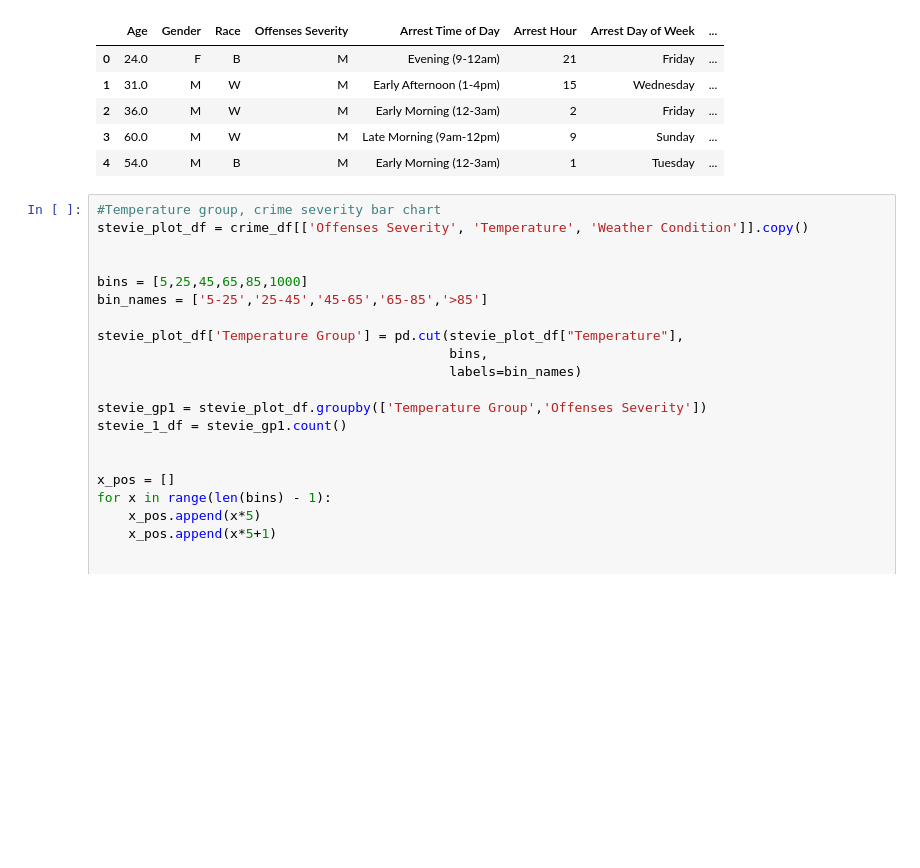
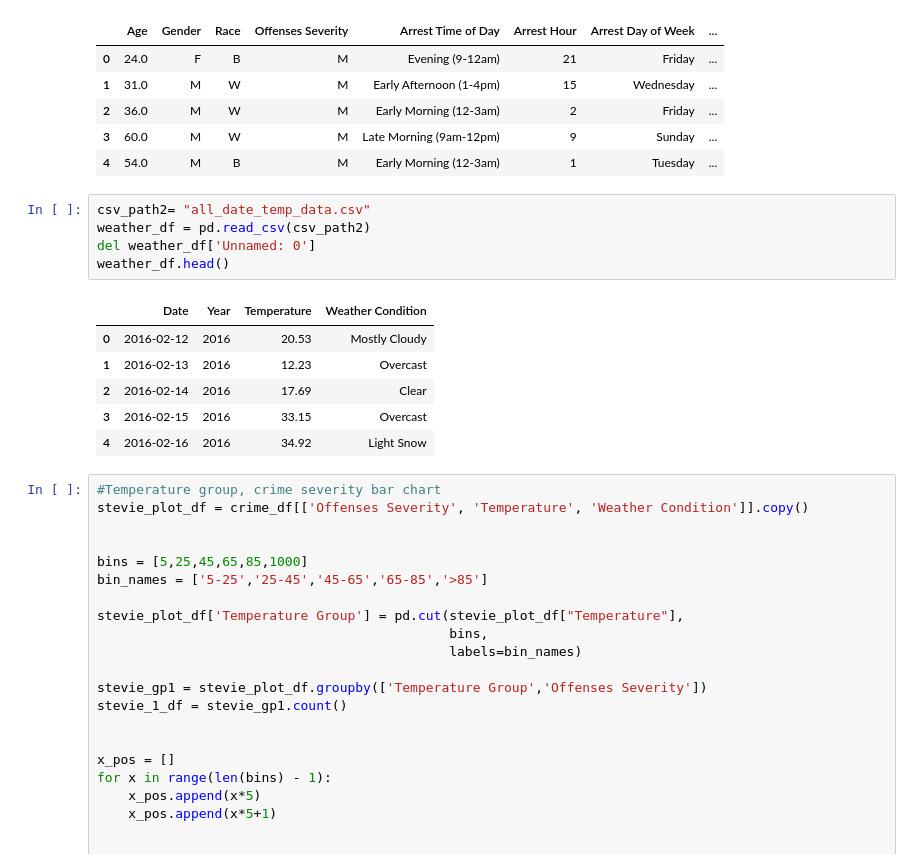
Before and after one commit to Emaway/Group-Project-1, a Jupyter notebook: plots.ipynb, the cells around one changed output. Cells and saved outputs as stored; diff of their text form; blank space fills up the shorter version.

Commit message:
Read new temp data into plots notebook

```diff
--- a/plots.ipynb
+++ b/plots.ipynb
@@ -20,6 +20,18 @@ crime_df.head()
 | 2 | 36.0 | M | W | M | Early Morning (12-3am) | 2 | Friday | ... |
 | 3 | 60.0 | M | W | M | Late Morning (9am-12pm) | 9 | Sunday | ... |
 | 4 | 54.0 | M | B | M | Early Morning (12-3am) | 1 | Tuesday | ... |
+# %%
+csv_path2= "all_date_temp_data.csv"
+weather_df = pd.read_csv(csv_path2)
+del weather_df['Unnamed: 0']
+weather_df.head()
+# %% [output]
+|  | Date | Year | Temperature | Weather Condition |
+| 0 | 2016-02-12 | 2016 | 20.53 | Mostly Cloudy |
+| 1 | 2016-02-13 | 2016 | 12.23 | Overcast |
+| 2 | 2016-02-14 | 2016 | 17.69 | Clear |
+| 3 | 2016-02-15 | 2016 | 33.15 | Overcast |
+| 4 | 2016-02-16 | 2016 | 34.92 | Light Snow |
 # %%
 #Temperature group, crime severity bar chart
 stevie_plot_df = crime_df[['Offenses Severity', 'Temperature', 'Weather Condition']].copy()
```
